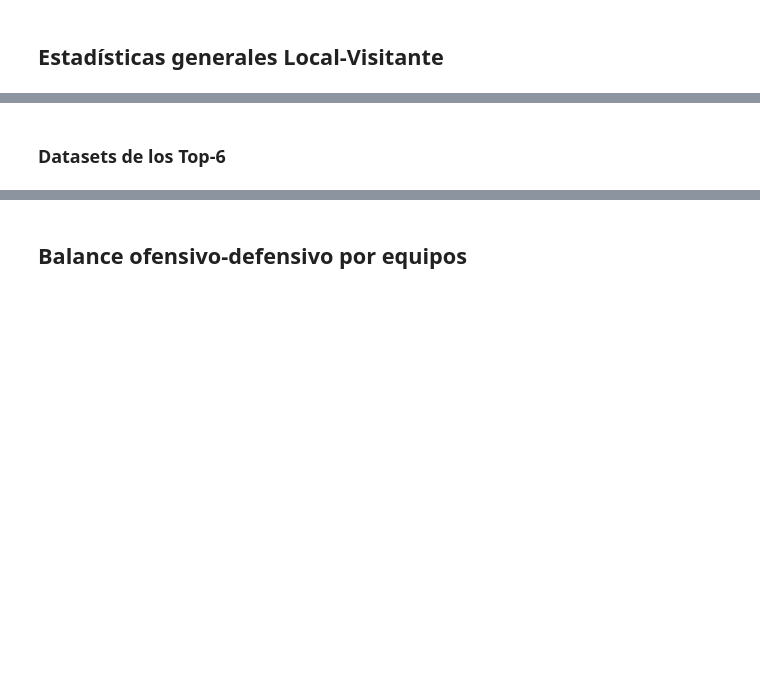
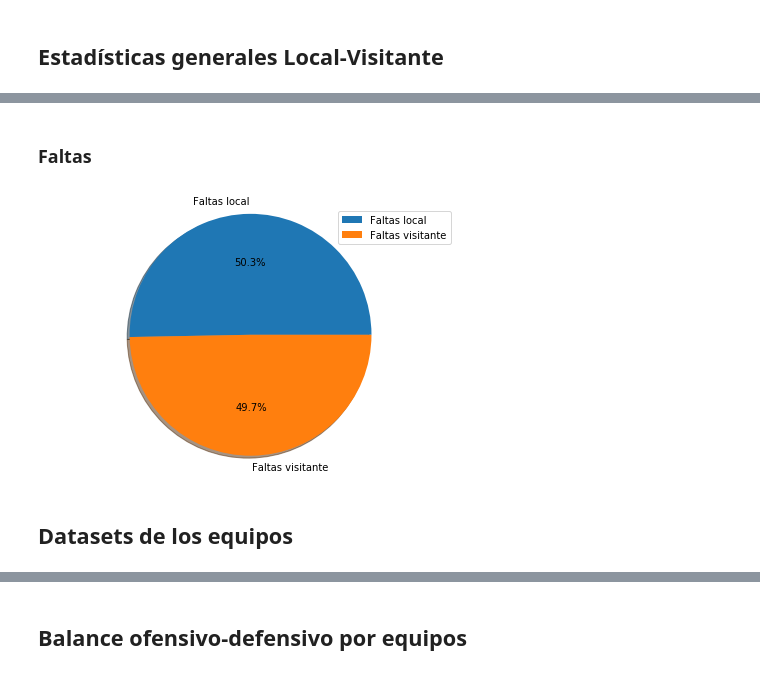
Before and after one commit to m1gu3lfj/Python-Analisis-LaLiga, a Jupyter notebook: AnalisisLaLiga.ipynb, the cells around one changed output, grey strips where cells are left out. Drawn from its saved outputs; the diff is of its cells as text; code cells hidden in the pictures; blank space fills up the shorter version.

```diff
--- a/AnalisisLaLiga.ipynb
+++ b/AnalisisLaLiga.ipynb
@@ -222,5 +257,16 @@ plt.show()
+# %% [markdown]
+### Faltas
+# %%
+fig4, ax4 = plt.subplots(figsize=(6,4))
+ax4.pie([faltas_local, faltas_visitante], labels=['Faltas local','Faltas visitante'], autopct='%1.1f%%', shadow=True)
+ax4.axis('equal')
+plt.tight_layout()
+plt.legend()
+plt.show()
+# %% [output]
+[figure, added]
 # %% [markdown]
-### Datasets de los Top-6
+## Datasets de los equipos
 # %%
 df_realmadrid_l = dft[(dft.HomeTeam == 'Real Madrid')]
 df_realmadrid_v = dft[(dft.AwayTeam == 'Real Madrid')]
```
Also changed, not shown: parts of 19 cells of this notebook.
